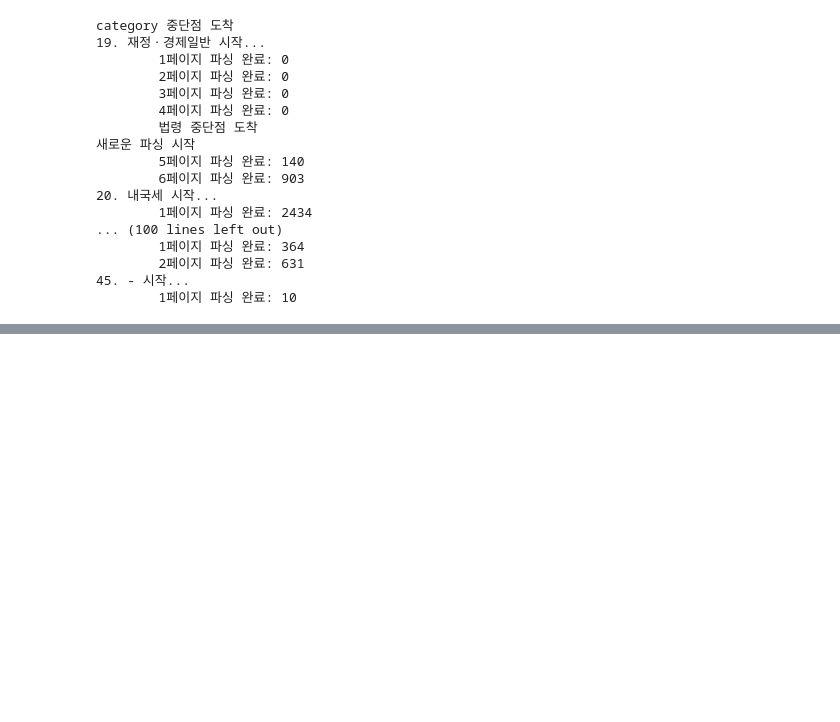
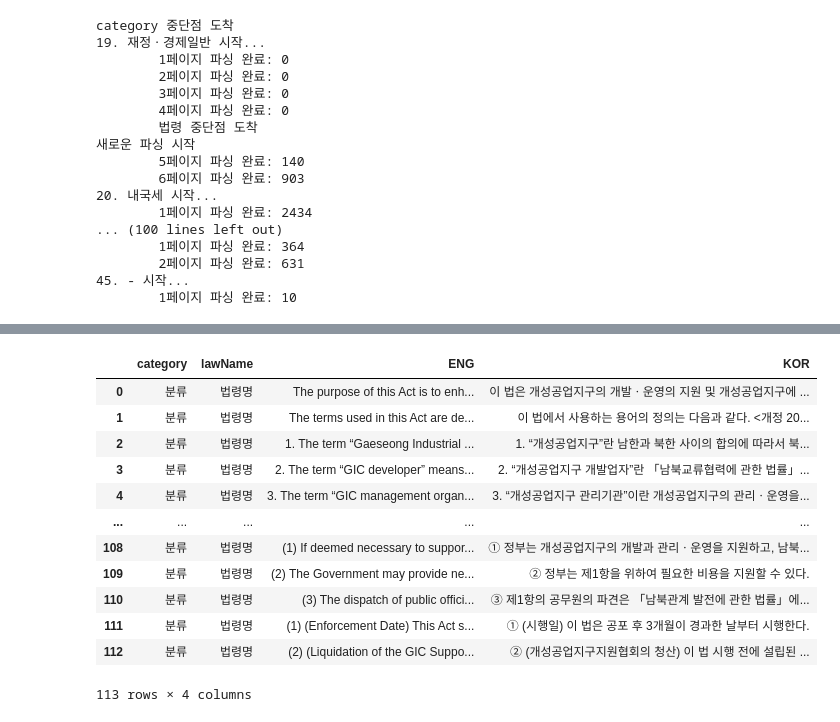
Before and after one commit to tjtmddnjswkd/capstone, a Jupyter notebook: crawling_modify.ipynb, the cells around one changed output, grey strips where cells are left out. Drawn from its saved outputs; the diff is of its cells as text; code cells hidden in the pictures; blank space fills up the shorter version.

```diff
--- a/crawling_modify.ipynb
+++ b/crawling_modify.ipynb
@@ -254,0 +431,17 @@ total_df.to_csv(r"G:\내 드라이브\KB인턴관련\crawl_total_local.csv", ind
+# %%
+contents = driver.find_elements(By.CSS_SELECTOR, '#body > div > table > tbody > tr > td')
+
+eng_line, kor_line = [], []
+for i in range(0, len(contents), 2):
+    cur_eng, cur_kor = [], []
+    eng_idx, kor_idx = i, i+1
+    if contents[eng_idx].text=='' or contents[kor_idx].text=='':
+        print(contents[eng_idx].text)
+        continue
+    for key in ["none", "ho", "hang"]:
+        cur_eng = contents[eng_idx].find_elements(By.CLASS_NAME, key)
+        cur_kor = contents[kor_idx].find_elements(By.CLASS_NAME, key)
+        if len(cur_eng)==len(cur_kor):
+            eng_line+=cur_eng
+            kor_line+=cur_kor
+print(len(eng_line), len(kor_line))
@@ -254,0 +484,39 @@ total_df.to_csv(r"G:\내 드라이브\KB인턴관련\crawl_total_local.csv", ind
+# %%
+import re
+
+def parsing(cate, law):
+    contents = driver.find_elements(By.CSS_SELECTOR, '#body > div > table > tbody > tr > td')
+
+    eng_line, kor_line = [], []
+    for i in range(0, len(contents), 2):
+        cur_eng, cur_kor = [], []
+        eng_idx, kor_idx = i, i+1
+        if contents[eng_idx].text=='' or contents[kor_idx].text=='':
+            # print(contents[eng_idx].text)
+            continue
+        for key in ["none", "ho", "hang"]:
+            cur_eng = list(map(lambda x: x.text, contents[eng_idx].find_elements(By.CLASS_NAME, key)))
+            cur_kor = list(map(lambda x: x.text, contents[kor_idx].find_elements(By.CLASS_NAME, key)))
+            if len(cur_eng)==len(cur_kor):
+                eng_line+=cur_eng
+                kor_line+=cur_kor
+            else:
+                return law
+    return pd.DataFrame(zip([cate]*len(eng_line), [law]*len(kor_line), eng_line, kor_line), columns=["category", "lawName", "ENG", "KOR"])
+
+result = parsing("분류", "법령명")
+result
+# %% [output]
+|  | category | lawName | ENG | KOR |
+| 0 | 분류 | 법령명 | The purpose of this Act is to enh... | 이 법은 개성공업지구의 개발ㆍ운영의 지원 및 개성공업지구에 ... |
+| 1 | 분류 | 법령명 | The terms used in this Act are de... | 이 법에서 사용하는 용어의 정의는 다음과 같다. <개정 20... |
+| 2 | 분류 | 법령명 | 1. The term “Gaeseong Industrial ... | 1. “개성공업지구”란 남한과 북한 사이의 합의에 따라서 북... |
+| 3 | 분류 | 법령명 | 2. The term “GIC developer” means... | 2. “개성공업지구 개발업자”란 「남북교류협력에 관한 법률」... |
+| 4 | 분류 | 법령명 | 3. The term “GIC management organ... | 3. “개성공업지구 관리기관”이란 개성공업지구의 관리ㆍ운영을... |
+| ... | ... | ... | ... | ... |
+| 108 | 분류 | 법령명 | (1) If deemed necessary to suppor... | ① 정부는 개성공업지구의 개발과 관리ㆍ운영을 지원하고, 남북... |
+| 109 | 분류 | 법령명 | (2) The Government may provide ne... | ② 정부는 제1항을 위하여 필요한 비용을 지원할 수 있다. |
+| 110 | 분류 | 법령명 | (3) The dispatch of public offici... | ③ 제1항의 공무원의 파견은 「남북관계 발전에 관한 법률」에... |
+| 111 | 분류 | 법령명 | (1) (Enforcement Date) This Act s... | ① (시행일) 이 법은 공포 후 3개월이 경과한 날부터 시행한다. |
+| 112 | 분류 | 법령명 | (2) (Liquidation of the GIC Suppo... | ② (개성공업지구지원협회의 청산) 이 법 시행 전에 설립된 ... |
+113 rows × 4 columns
```
Also changed, not shown: parts of 16 cells of this notebook, 1 other file.
